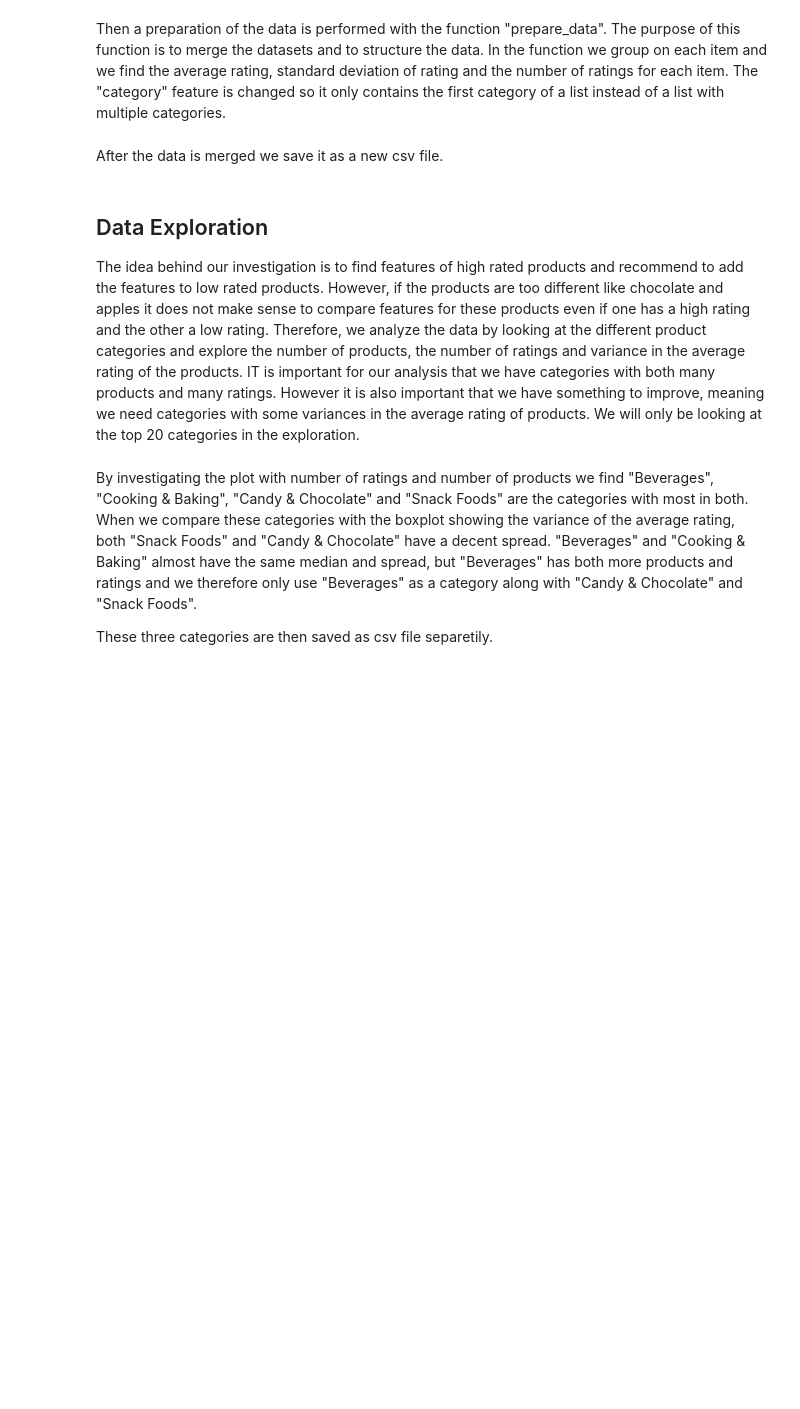
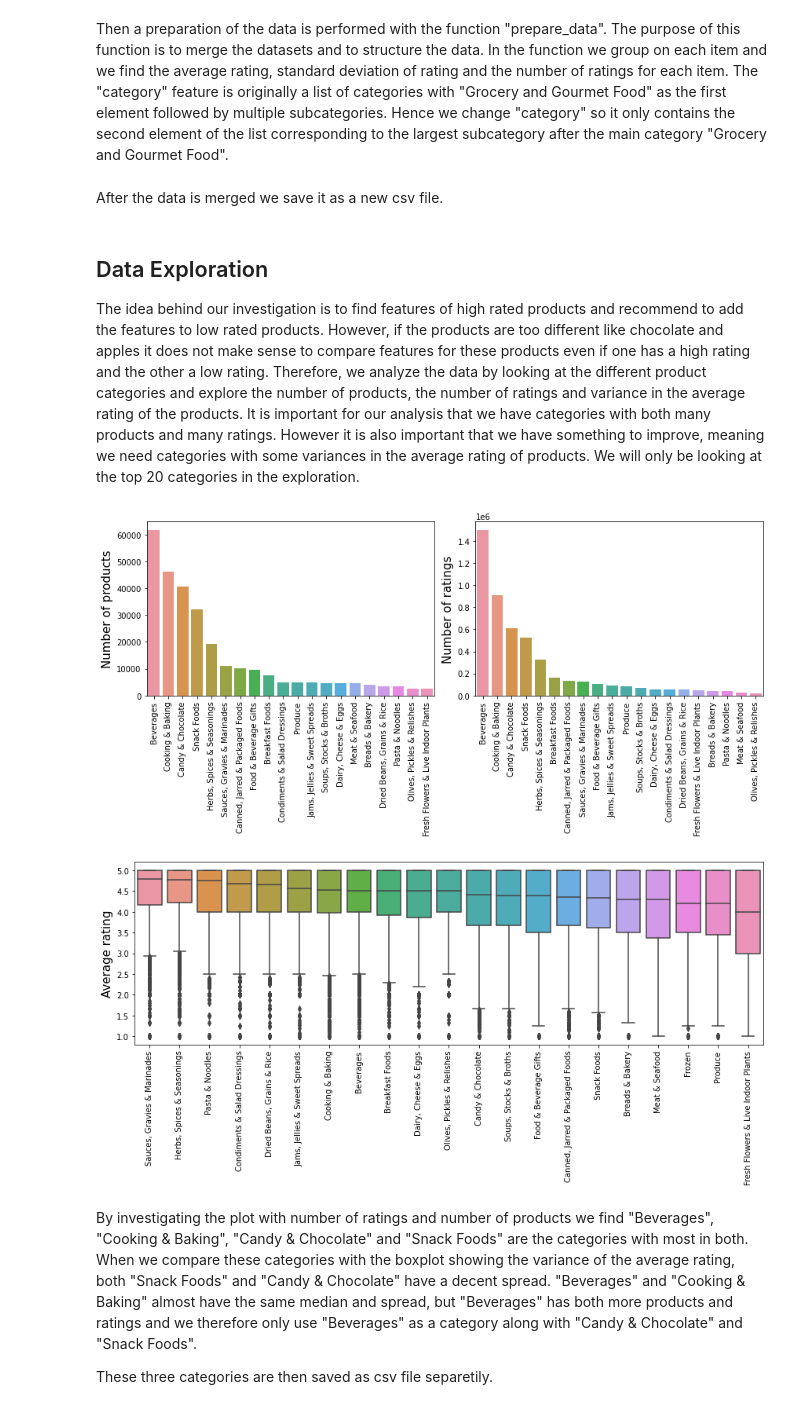
Before and after one commit to FKjaeren/Advanced_BA_project, a Jupyter notebook: Technical_report.ipynb, the cells around one changed output. Cells and saved outputs as stored; diff of their text form; code cells hidden in the pictures; blank space fills up the shorter version.

```diff
--- a/Technical_report.ipynb
+++ b/Technical_report.ipynb
@@ -32,7 +78,7 @@ def load_data(rating_filepath, review_filepath, metadata_filepath):
     return ratings_df, reviews_df, metadata_df
 # %% [markdown]
 Then a preparation of the data is performed with the function "prepare_data". The purpose of this function is to merge the datasets and to structure the data. In the function we group on each item and we find the average rating, standard deviation of rating and the number of ratings for each item.
-The "category" feature is changed so it only contains the first category of a list instead of a list with multiple categories.
+The "category" feature is originally a list of categories with "Grocery and Gourmet Food" as the first element followed by multiple subcategories. Hence we change "category" so it only contains the second element of the list corresponding to the largest subcategory after the main category "Grocery and Gourmet Food".
 # %%
 ### Function for preparing the data
 def prepare_data(ratings_df, reviews_df, metadata_df):
@@ -93,7 +138,7 @@ reviews_df.to_csv('data/reviews_df.csv',index=False)
 metadata_df.to_csv('data/metadata_df.csv',index=False)
 # %% [markdown]
 ## Data Exploration
-The idea behind our investigation is to find features of high rated products and recommend to add the features to low rated products. However, if the products are too different like chocolate and apples it does not make sense to compare features for these products even if one has a high rating and the other a low rating. Therefore, we analyze the data by looking at the different product categories and explore the number of products, the number of ratings and variance in the average rating of the products. IT is important for our analysis that we have categories with both many products and many ratings. However it is also important that we have something to improve, meaning we need categories with some variances in the average rating of products. We will only be looking at the top 20 categories in the exploration.
+The idea behind our investigation is to find features of high rated products and recommend to add the features to low rated products. However, if the products are too different like chocolate and apples it does not make sense to compare features for these products even if one has a high rating and the other a low rating. Therefore, we analyze the data by looking at the different product categories and explore the number of products, the number of ratings and variance in the average rating of the products. It is important for our analysis that we have categories with both many products and many ratings. However it is also important that we have something to improve, meaning we need categories with some variances in the average rating of products. We will only be looking at the top 20 categories in the exploration.
 # %%
 # lead data
 df = pd.read_csv('data/metadata_df.csv')
@@ -109,37 +154,44 @@ def get_category(row, categories):
 top = 20
 categories = df['category'].value_counts().sort_values(ascending=False).index[0:top].to_list()
 
 # Copy the dataframe
 df_category = df.copy(deep=True)
 
 # Return number of products in each category
 df_category['category'] = df_category['category'].apply(lambda row: get_category(row, categories))
 df_category = df_category[df_category['category'] != '']
 
 # Number of ratings in each category
 df_num_ratings = df[['category','num_ratings']].groupby(by=["category"]).sum(["num_ratings"])
 df_num_ratings = df_num_ratings['num_ratings'].sort_values(ascending=False).reset_index()
 
 # Plot of the number of productts in each category and the number of ratings in each category
-fig, ((ax1, ax2)) = plt.subplots(1,2)
+fig, ((ax1, ax2)) = plt.subplots(1,2, figsize=(12,6))
 sns.countplot(x="category", data=df_category, order=categories, ax=ax1)
-ax1.set_ylabel('Number of products')
+ax1.set_ylabel('Number of products', fontsize=15)
+ax1.set_xlabel('')
 ax1.set_xticklabels(categories,rotation=90)
 sns.barplot(x="category", y="num_ratings", data=df_num_ratings[0:top], ax=ax2)
-ax2.set_ylabel('Number of ratings')
+ax2.set_ylabel('Number of ratings', fontsize=15)
+ax2.set_xlabel('')
 ax2.set_xticklabels(df_num_ratings.loc[0:(top-1),'category'].to_list(),rotation=90)
 fig.tight_layout()
 fig.show()
 
 # Plot with variance of average ratings in each category
 categories_union = list(set().union(categories,df_num_ratings.loc[0:top,'category'])) # list of categories shown in figure 1 and 2
 df_mean_avg_rating = df[df['category'].isin(categories_union)].groupby('category').median(['avg_rating']).sort_values(by='avg_rating',ascending=False)
 categories_union = df_mean_avg_rating.index.to_list()
-plt.figure(2)
+plt.figure(2, figsize=(12,6))
 sns.boxplot(x = 'category', y = 'avg_rating', data = df[df['category'].isin(categories_union)], order = categories_union)
 plt.xticks(rotation=90)
+plt.ylabel('Average rating', fontsize=15)
+plt.xlabel('')
 plt.tight_layout()
 plt.show()
+# %% [output]
+[figure, added]
+[figure, added]
 # %% [markdown]
 By investigating the plot with number of ratings and number of products we find "Beverages", "Cooking & Baking", "Candy & Chocolate" and "Snack Foods" are the categories with most in both. When we compare these categories with the boxplot showing the variance of the average rating, both "Snack Foods" and "Candy & Chocolate" have a decent spread. "Beverages" and "Cooking & Baking" almost have the same median and spread, but "Beverages" has both more products and ratings and we therefore only use "Beverages" as a category along with "Candy & Chocolate" and "Snack Foods".
 
```
Also changed, not shown: parts of 25 cells of this notebook.
